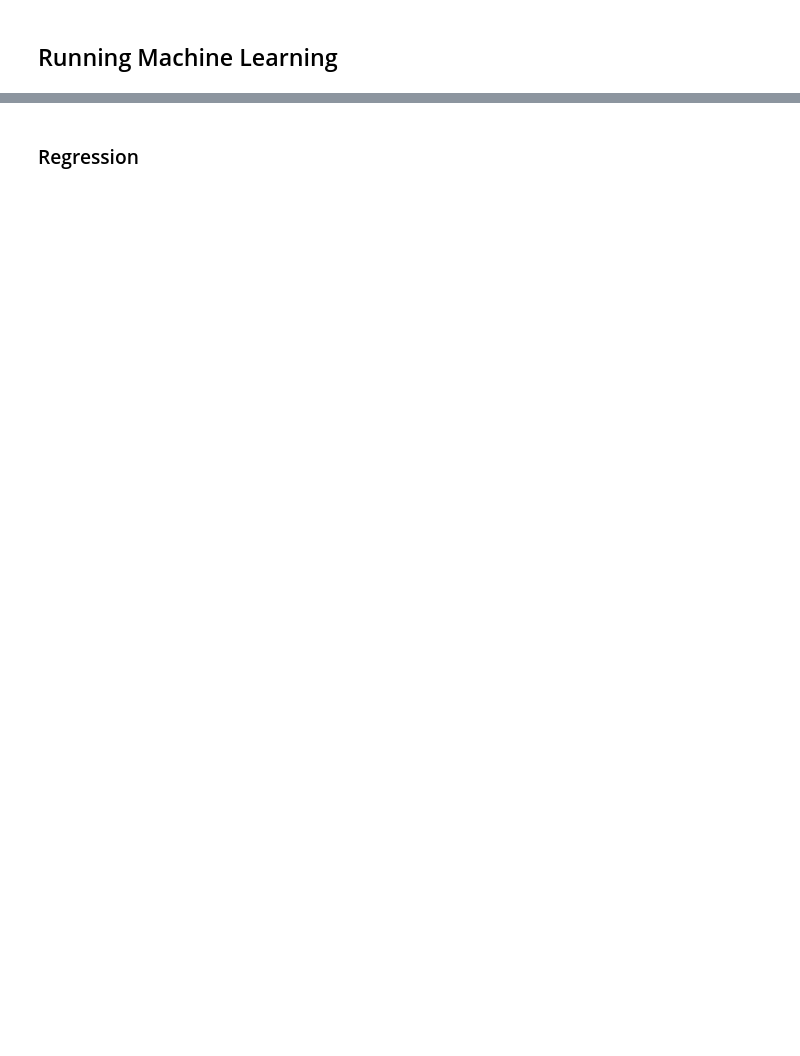
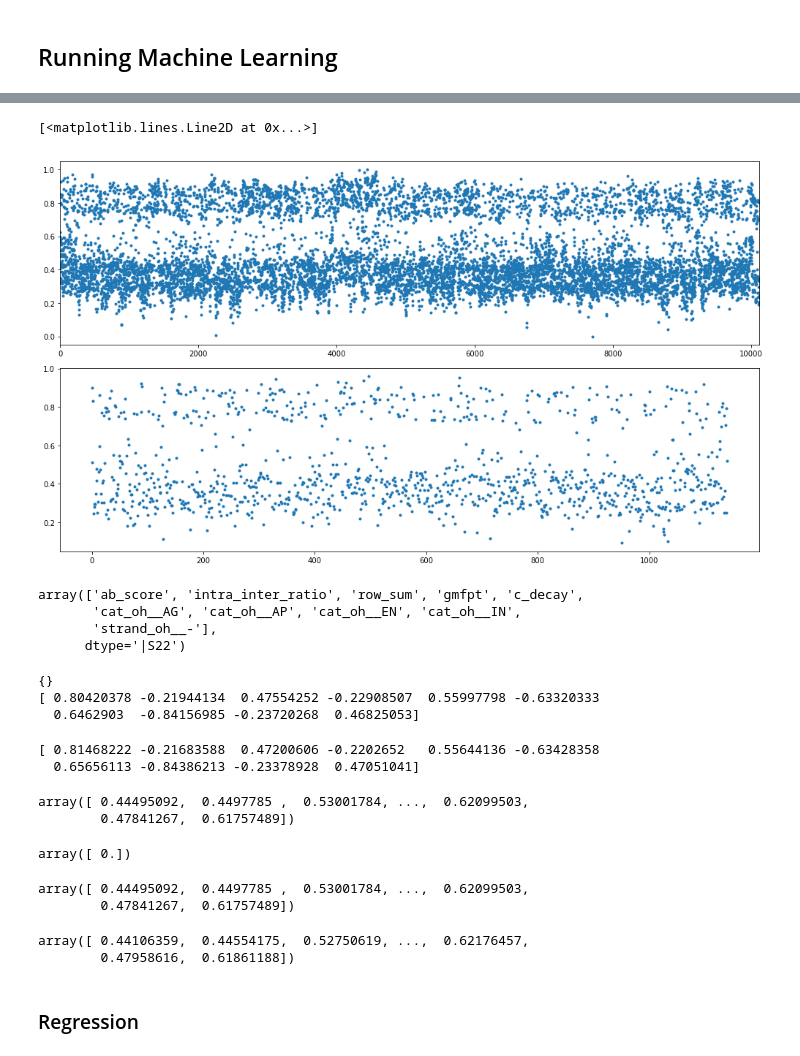
Before and after one commit to tiavlovskiegor24/CRG, a Jupyter notebook: ML Control Panel.ipynb, the cells around one changed output, grey strips where cells are left out. Cells and saved outputs as stored; diff of their text form; code cells hidden in the pictures; blank space fills up the shorter version.

```diff
--- a/ML Control Panel.ipynb
+++ b/ML Control Panel.ipynb
@@ -46,0 +60,18 @@ ML_inputs = get_ML_inputs()
+# %%
+targets = ML_inputs["train_targets"].ravel().astype(float)
+targets = targets[np.isfinite(targets)]
+%run myplot
+f,ax = myplot(targets,shape=(2,1),style=".")
+targets = ML_inputs["test_targets"].ravel().astype(float)
+targets = targets[np.isfinite(targets)]
+ax[1].plot(targets,".")
+# %% [output]
+[<matplotlib.lines.Line2D at 0x...>]
+[figure, added]
+# %%
+ML_inputs.data.feature_names[ML_inputs.data.mask.features_mask]
+# %% [output]
+array(['ab_score', 'intra_inter_ratio', 'row_sum', 'gmfpt', 'c_decay',
+       'cat_oh__AG', 'cat_oh__AP', 'cat_oh__EN', 'cat_oh__IN',
+       'strand_oh__-'],
+      dtype='|S22')
@@ -47,2 +81,35 @@ ML_inputs = get_ML_inputs()
+# %%
+print ML_inputs.data.preprocessing["targets"].fields
+print ML_inputs.data.preprocessing["targets"].weights
+# %% [output]
+{}
+[ 0.80420378 -0.21944134  0.47554252 -0.22908507  0.55997798 -0.63320333
+  0.6462903  -0.84156985 -0.23720268  0.46825053]
+# %%
+print clf.best_estimator_.coef_*(max_value-min_value)
+# %% [output]
+[ 0.81468222 -0.21683588  0.47200606 -0.2202652   0.55644136 -0.63428358
+  0.65656113 -0.84386213 -0.23378928  0.47051041]
+# %%
+X,y = ML_inputs.get_data("train")
+array = np.sum(X * ML_inputs.data.preprocessing["targets"].weights,axis = 1)
+(array-np.min(array))/(np.max(array)-np.min(array))
+# %% [output]
+array([ 0.44495092,  0.4497785 ,  0.53001784, ...,  0.62099503,
+        0.47841267,  0.61757489])
+# %%
+clf.best_estimator_.intercept_*(max_value-min_value)+min_value
+# %% [output]
+array([ 0.])
+# %%
+y
+# %% [output]
+array([ 0.44495092,  0.4497785 ,  0.53001784, ...,  0.62099503,
+        0.47841267,  0.61757489])
+# %%
+np.sum(X * clf.best_estimator_.coef_,axis = 1)+clf.best_estimator_.intercept_
+# %% [output]
+array([ 0.44106359,  0.44554175,  0.52750619, ...,  0.62176457,
+        0.47958616,  0.61861188])
 # %% [markdown]
 ### Regression
```
Also changed, not shown: parts of 14 cells of this notebook, 8 other files.
